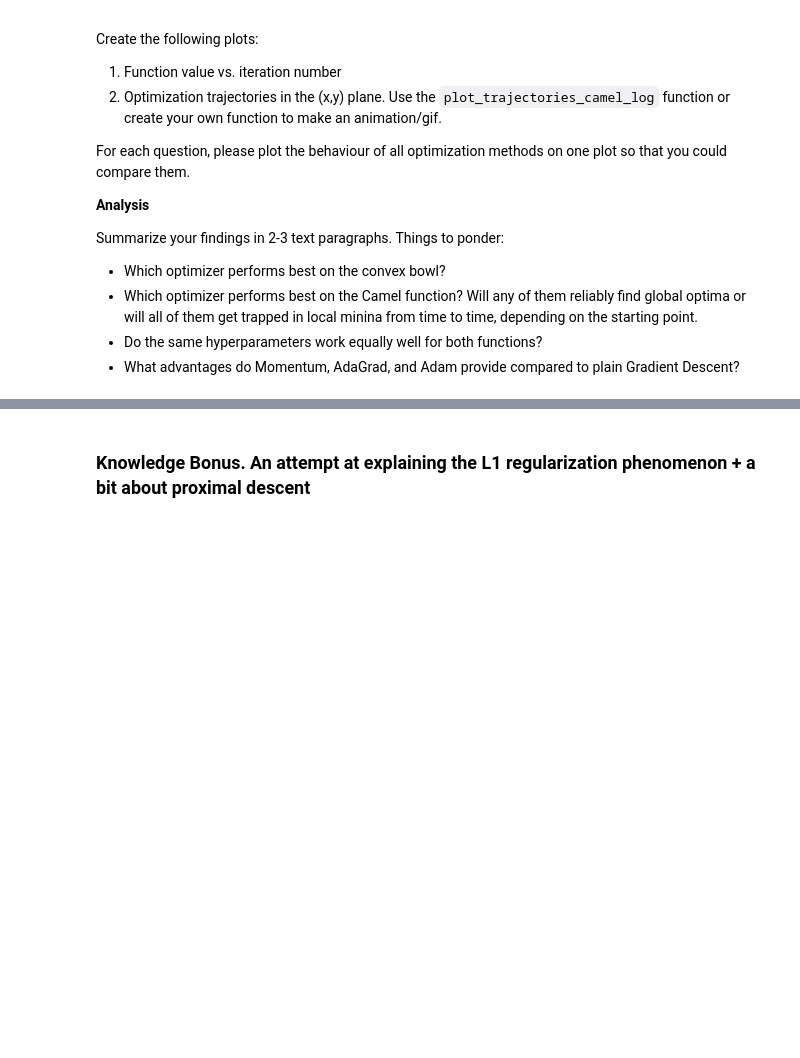
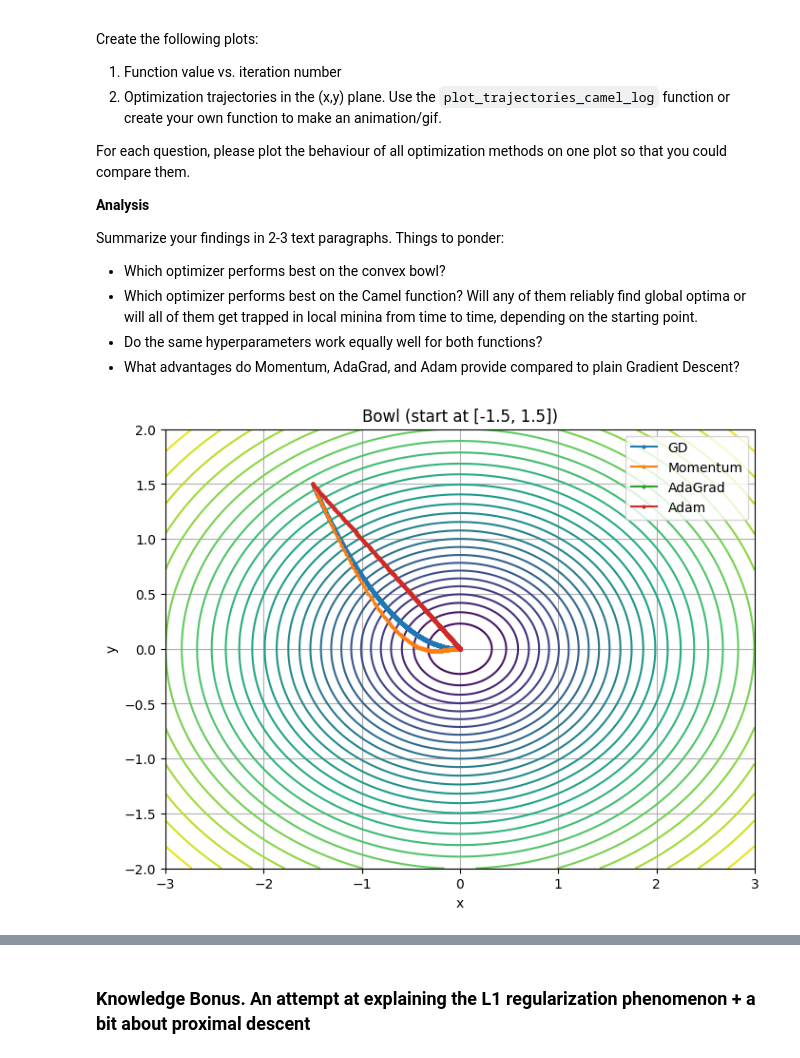
Before and after one commit to yaronwinter/Nebius, a Jupyter notebook: assignments/assignment_02/assignment_02_nb.ipynb, the cells around one changed output, grey strips where cells are left out. Drawn from its saved outputs; the diff is of its cells as text; code cells hidden in the pictures; blank space fills up the shorter version.

```diff
--- a/assignments/assignment_02/assignment_02_nb.ipynb
+++ b/assignments/assignment_02/assignment_02_nb.ipynb
@@ -1308,0 +1248,14 @@ results_camel = {
+# %%
+# Test the bowl function
+theta0 = torch.tensor([-1.5, 1.5])
+
+results_bowl = {
+    GD: find_minimum(optimizer=gradient_descent(),f=bowl, theta0=theta0, n_steps=1500),
+    MOMENTUM: find_minimum(optimizer=momentum(),f=bowl, theta0=theta0, n_steps=1500),
+    ADAGRAD: find_minimum(optimizer=adagrad(),f=bowl, theta0=theta0, n_steps=1500),
+    ADAM: find_minimum(optimizer=adam(),f=bowl, theta0=theta0, n_steps=1500)
+}
+# %%
+plot_trajectories_camel_log(bowl, results_bowl, title="Bowl (start at [-1.5, 1.5])")
+# %% [output]
+[figure, added]
```
Also changed, not shown: parts of 14 cells of this notebook.
